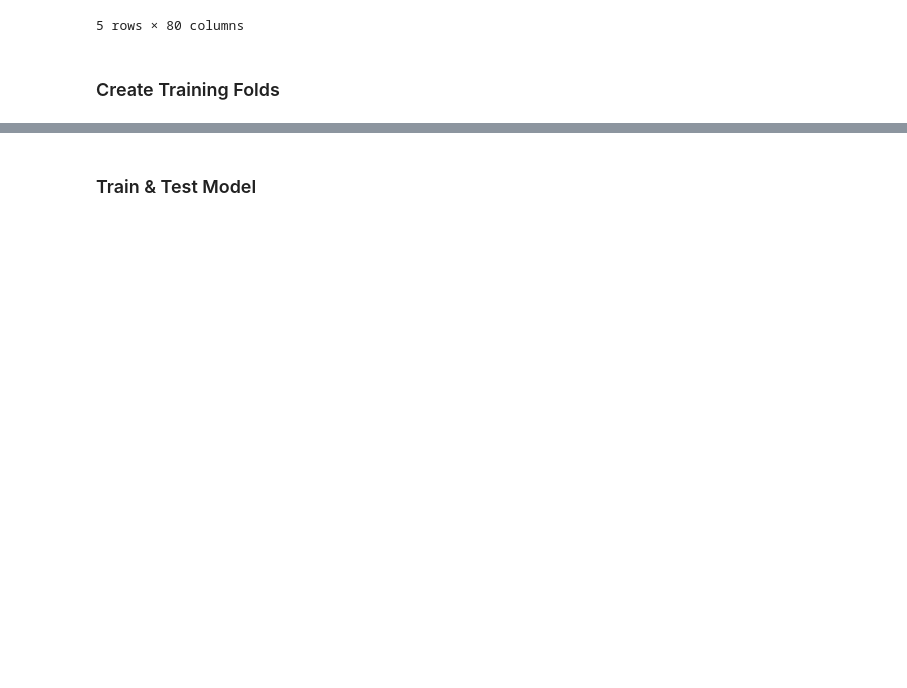
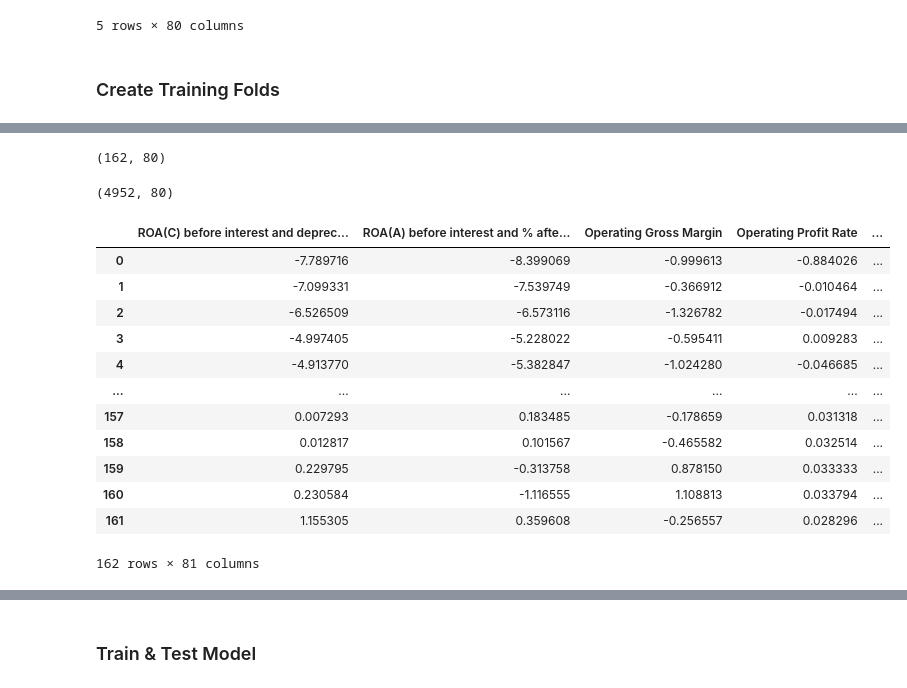
Before and after one commit to louis-md/project_7, a Jupyter notebook: svc.ipynb, the cells around one changed output, grey strips where cells are left out. Drawn from its saved outputs; the diff is of its cells as text; code cells hidden in the pictures; blank space fills up the shorter version.

```diff
--- a/svc.ipynb
+++ b/svc.ipynb
@@ -48,2 +60,5 @@ Y = data['Bankrupt?']
 # %%
-X_train, X_test, Y_train, Y_test = train_test_split( X, Y, test_size=.25, random_state=42)
+X_train, X_test, y_train, y_test = train_test_split( X, y, test_size=.25, random_state=42)
+# %%
+X_train_scaled = scaler.fit(X_train)
+X_train_norm = pd.DataFrame(X_train_scaled.transform(X_train), columns=X.columns)
@@ -49,0 +71,3 @@ X_train, X_test, Y_train, Y_test = train_test_split( X, Y, test_size=.25, random
+# %%
+train = pd.concat([X_train_norm, y_train],axis=1)
+train.head()
@@ -49,0 +82,11 @@ X_train, X_test, Y_train, Y_test = train_test_split( X, Y, test_size=.25, random
+# %%
+#  Oversampling
+
+yes_bankrupt = train[train['Bankrupt?']==1]
+no_bankrupt = train[train['Bankrupt?']==0]
+
+display(yes_bankrupt.shape)
+display(no_bankrupt.shape)
+# %% [output]
+(162, 80)
+(4952, 80)
@@ -49,0 +98,16 @@ X_train, X_test, Y_train, Y_test = train_test_split( X, Y, test_size=.25, random
+# %%
+yes_bankrupt.groupby(yes_bankrupt.columns.tolist(),as_index=False).size()
+# %% [output]
+|  | ROA(C) before interest and deprec... | ROA(A) before interest and % afte... | Operating Gross Margin | Operating Profit Rate | ... |
+| 0 | -7.789716 | -8.399069 | -0.999613 | -0.884026 | ... |
+| 1 | -7.099331 | -7.539749 | -0.366912 | -0.010464 | ... |
+| 2 | -6.526509 | -6.573116 | -1.326782 | -0.017494 | ... |
+| 3 | -4.997405 | -5.228022 | -0.595411 | 0.009283 | ... |
+| 4 | -4.913770 | -5.382847 | -1.024280 | -0.046685 | ... |
+| ... | ... | ... | ... | ... | ... |
+| 157 | 0.007293 | 0.183485 | -0.178659 | 0.031318 | ... |
+| 158 | 0.012817 | 0.101567 | -0.465582 | 0.032514 | ... |
+| 159 | 0.229795 | -0.313758 | 0.878150 | 0.033333 | ... |
+| 160 | 0.230584 | -1.116555 | 1.108813 | 0.033794 | ... |
+| 161 | 1.155305 | 0.359608 | -0.256557 | 0.028296 | ... |
+162 rows × 81 columns
```
Also changed, not shown: parts of 25 cells of this notebook.
